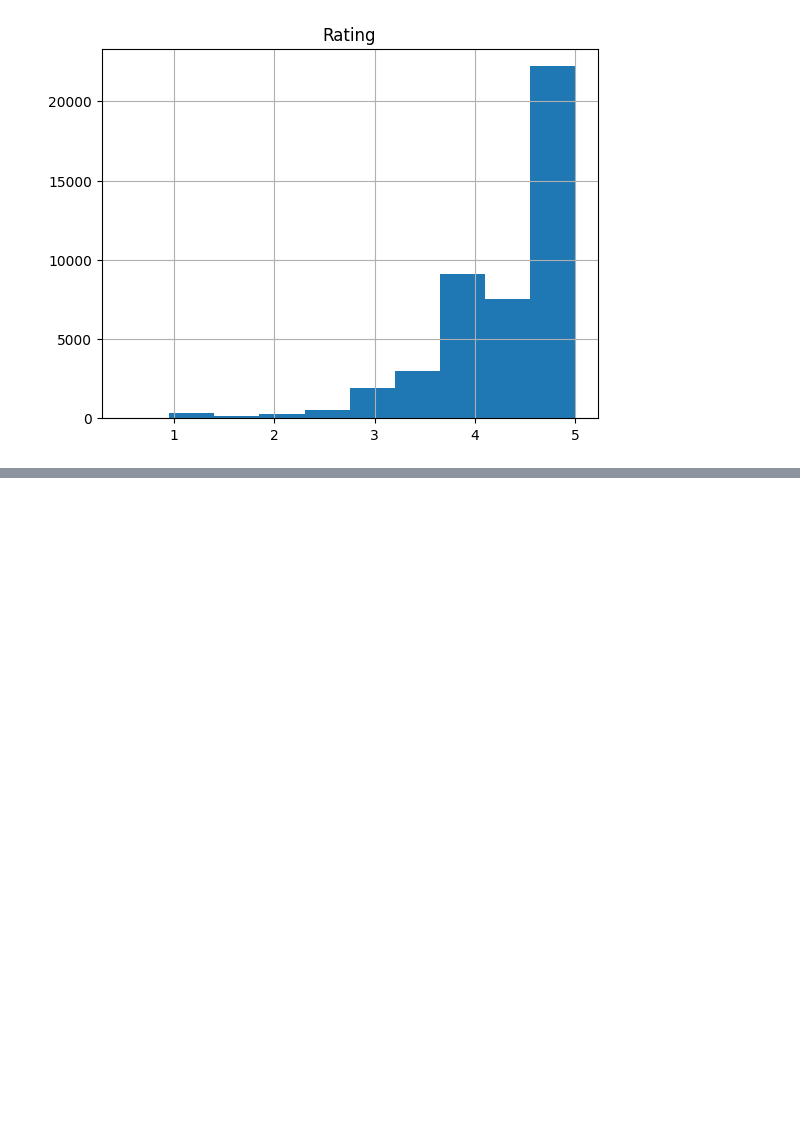
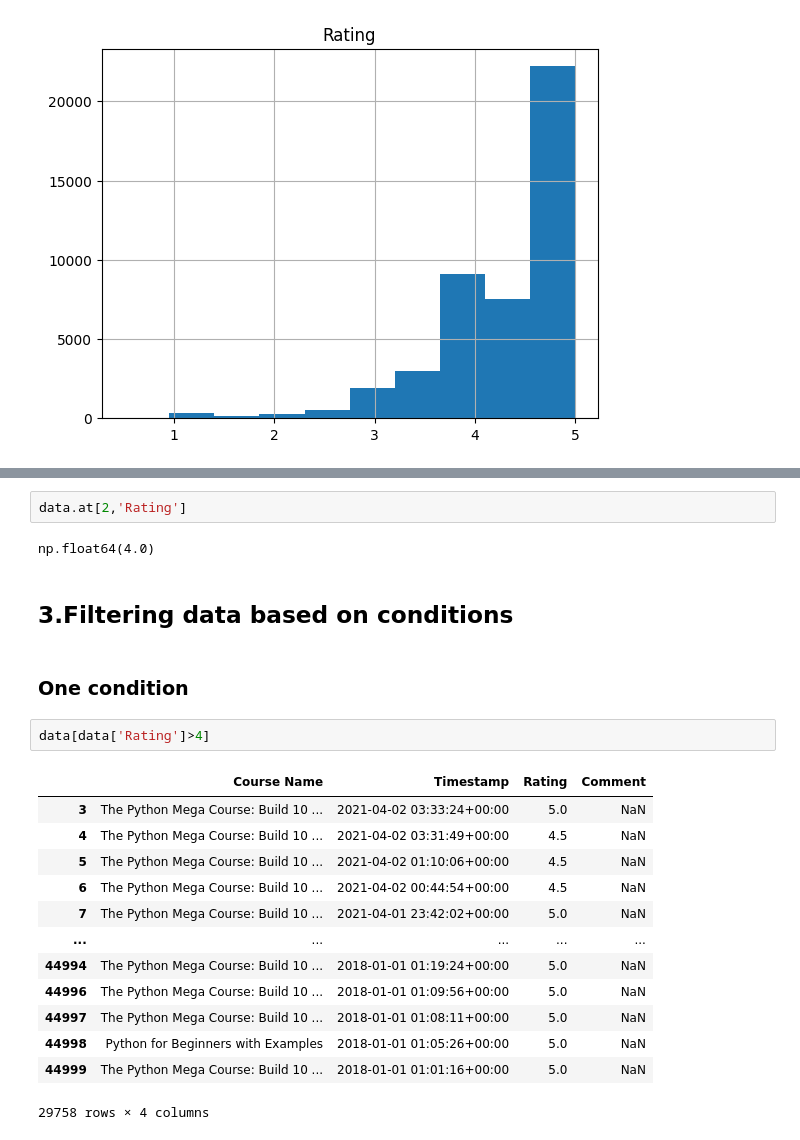
Before and after one commit to Macpdleonr/Python, a Jupyter notebook: Udemy/1Data Analysis and Visualization/reviews.ipynb, the cells around one changed output, grey strips where cells are left out. Cells and saved outputs as stored; diff of their text form; blank space fills up the shorter version.

Commit message:
Condition in Jupyter

```diff
--- a/Udemy/1Data Analysis and Visualization/reviews.ipynb
+++ b/Udemy/1Data Analysis and Visualization/reviews.ipynb
@@ -25,0 +97,24 @@ array([[<Axes: title={'center': 'Rating'}>]], dtype=object)
+# %%
+data.at[2,'Rating']
+# %% [output]
+np.float64(4.0)
+# %% [markdown]
+## 3.Filtering data based on conditions
+# %% [markdown]
+### One condition
+# %%
+data[data['Rating']>4]
+# %% [output]
+|  | Course Name | Timestamp | Rating | Comment |
+| 3 | The Python Mega Course: Build 10 ... | 2021-04-02 03:33:24+00:00 | 5.0 | NaN |
+| 4 | The Python Mega Course: Build 10 ... | 2021-04-02 03:31:49+00:00 | 4.5 | NaN |
+| 5 | The Python Mega Course: Build 10 ... | 2021-04-02 01:10:06+00:00 | 4.5 | NaN |
+| 6 | The Python Mega Course: Build 10 ... | 2021-04-02 00:44:54+00:00 | 4.5 | NaN |
+| 7 | The Python Mega Course: Build 10 ... | 2021-04-01 23:42:02+00:00 | 5.0 | NaN |
+| ... | ... | ... | ... | ... |
+| 44994 | The Python Mega Course: Build 10 ... | 2018-01-01 01:19:24+00:00 | 5.0 | NaN |
+| 44996 | The Python Mega Course: Build 10 ... | 2018-01-01 01:09:56+00:00 | 5.0 | NaN |
+| 44997 | The Python Mega Course: Build 10 ... | 2018-01-01 01:08:11+00:00 | 5.0 | NaN |
+| 44998 | Python for Beginners with Examples | 2018-01-01 01:05:26+00:00 | 5.0 | NaN |
+| 44999 | The Python Mega Course: Build 10 ... | 2018-01-01 01:01:16+00:00 | 5.0 | NaN |
+29758 rows × 4 columns
```
Also changed, not shown: parts of 20 cells of this notebook.
